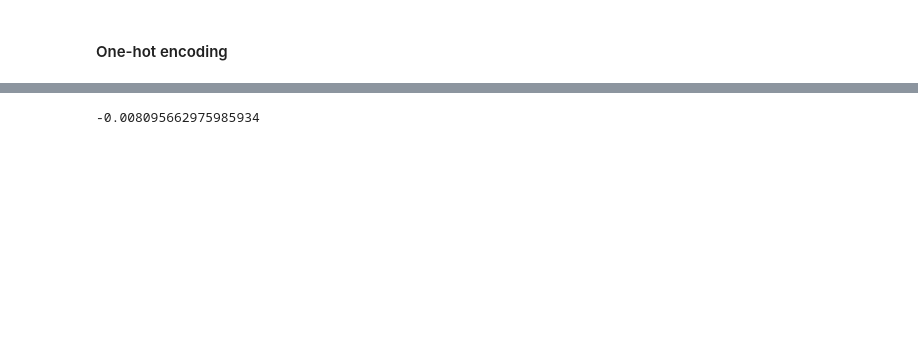
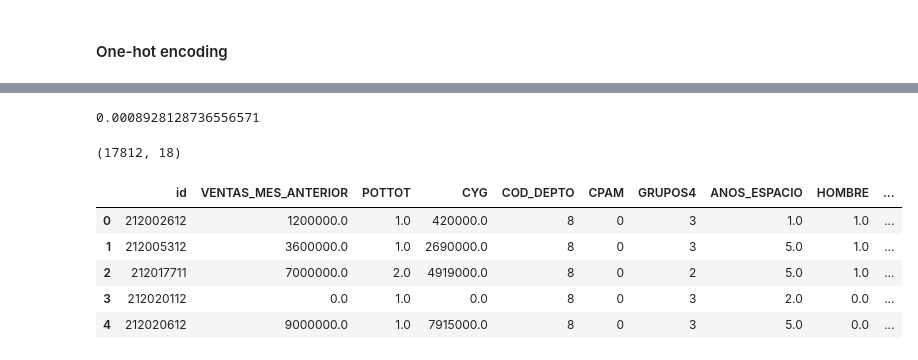
Before and after one commit to caravilaga/Repositorio_DANE, a Jupyter notebook: Modelado/iforest.ipynb, the cells around one changed output, grey strips where cells are left out. Drawn from its saved outputs; the diff is of its cells as text; code cells hidden in the pictures; blank space fills up the shorter version.

```diff
--- a/Modelado/iforest.ipynb
+++ b/Modelado/iforest.ipynb
@@ -17,6 +16,8 @@ emicron = pd.read_csv(os.path.join(data_path,"EMICRON_VF.csv"),header = 0)
 var_estab = ['id','VENTAS_MES_ANTERIOR','CYG','POTTOT','REMUNERACION_TOTAL','COD_DEPTO','CPAM','GRUPOS4','UBICA','IDRUT','CAMCOMER','REG_CONT','ANIOS_OPERACION']
 
 var_mov = ['id','VENTAS_MES_ANTERIOR','POTTOT','CYG','COD_DEPTO','CPAM','GRUPOS4','ANOS_ESPACIO','HOMBRE']
+
+var_gral = ['id','CIIU_3','fex','P2760','VA','C_V','k_words','mencion']
 # %%
 def descriptive_stat_threshold(df, pred_score, threshold, opcion = 1):
     # Observemos cuántos 0 o 1 hay
@@ -268,7 +292,12 @@ plt.show()
 # %%
-threshold = np.percentile(Y_by_average, 5)
+threshold = np.percentile(Y_by_average, 10)
 threshold
 # %% [output]
--0.008095662975985934
+0.0008928128736556571
 # %%
 iforest_res = descriptive_stat_threshold(emicron_mov, Y_by_average, threshold, 2)
+# %%
+iforest_res = pd.merge(iforest_res,emicron[var_gral], on = 'id', how = 'left')
+iforest_res.shape
+# %% [output]
+(17812, 18)
@@ -275,3 +306,12 @@ iforest_res = descriptive_stat_threshold(emicron_mov, Y_by_average, threshold, 2
+# %%
+iforest_res.head()
+# %% [output]
+|  | id | VENTAS_MES_ANTERIOR | POTTOT | CYG | COD_DEPTO | CPAM | GRUPOS4 | ANOS_ESPACIO | HOMBRE | ... |
+| 0 | 212002612 | 1200000.0 | 1.0 | 420000.0 | 8 | 0 | 3 | 1.0 | 1.0 | ... |
+| 1 | 212005312 | 3600000.0 | 1.0 | 2690000.0 | 8 | 0 | 3 | 5.0 | 1.0 | ... |
+| 2 | 212017711 | 7000000.0 | 2.0 | 4919000.0 | 8 | 0 | 2 | 5.0 | 1.0 | ... |
+| 3 | 212020112 | 0.0 | 1.0 | 0.0 | 8 | 0 | 3 | 2.0 | 0.0 | ... |
+| 4 | 212020612 | 9000000.0 | 1.0 | 7915000.0 | 8 | 0 | 3 | 5.0 | 0.0 | ... |
 # %%
 iforest_res['Group'].value_counts()
 # %% [output]
```
Also changed, not shown: parts of 20 cells of this notebook, 14 other files.
